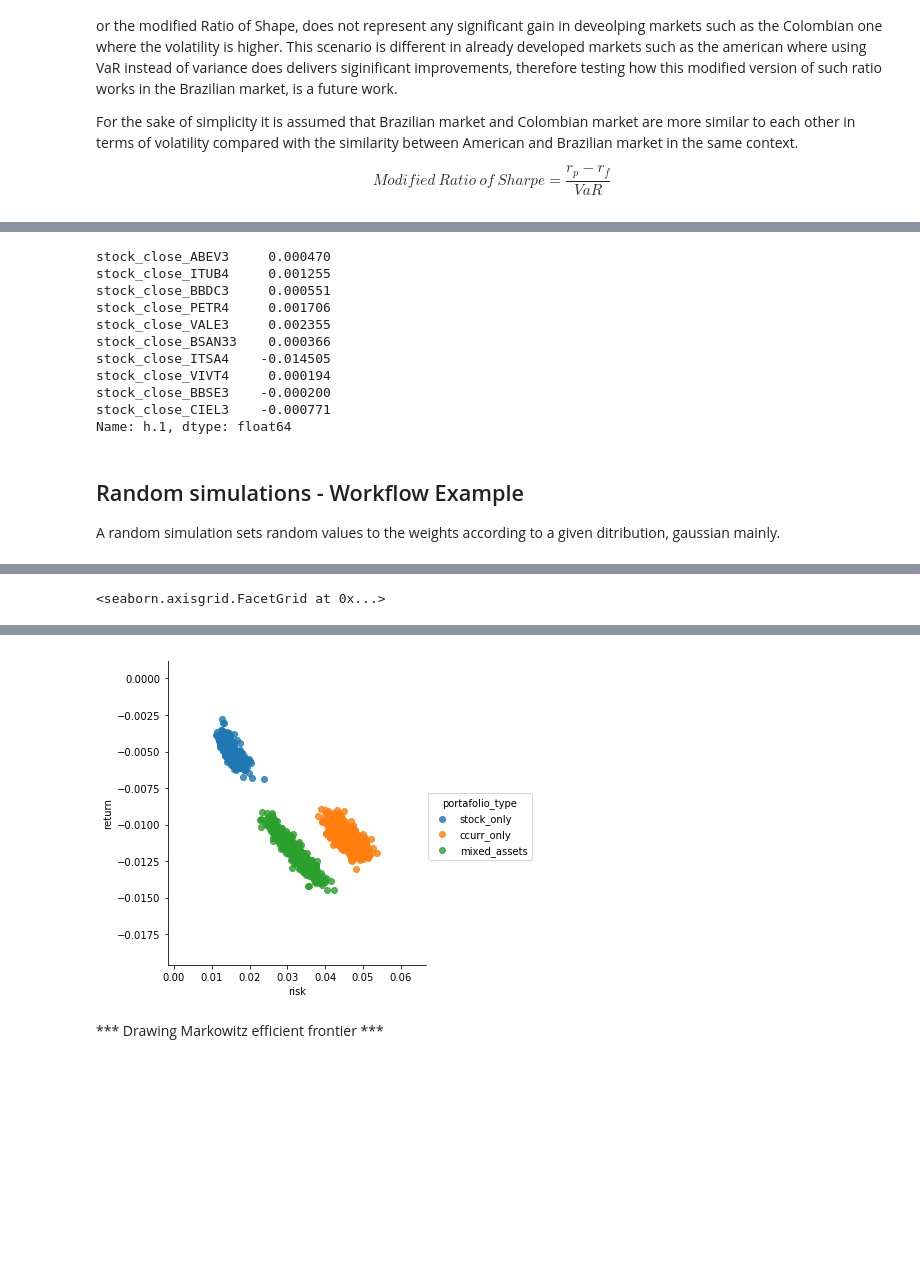
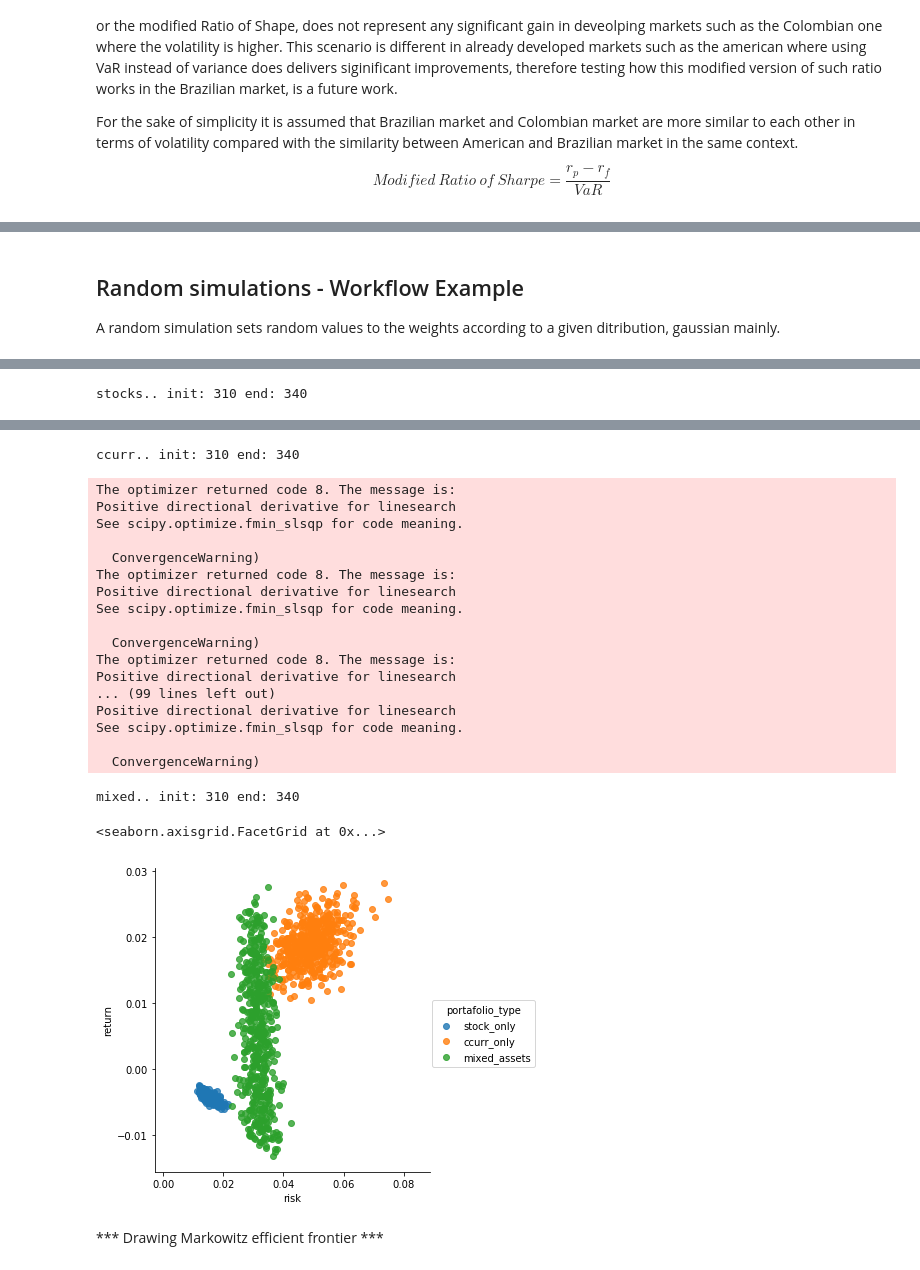
Before and after one commit to pablocs1288/markowitz_the_wizard, a Jupyter notebook: Implementation.ipynb, the cells around one changed output, grey strips where cells are left out. Drawn from its saved outputs; the diff is of its cells as text; code cells hidden in the pictures; blank space fills up the shorter version.

```diff
--- a/Implementation.ipynb
+++ b/Implementation.ipynb
@@ -547,17 +571,3 @@ $$ R_t = {e^{r_t}} - 1 $$
-# %%
-test_returned.apply(lambda col: (np.exp(col) - 1)).iloc[-1]
-# %% [output]
-stock_close_ABEV3     0.000470
-stock_close_ITUB4     0.001255
-stock_close_BBDC3     0.000551
-stock_close_PETR4     0.001706
-stock_close_VALE3     0.002355
-stock_close_BSAN33    0.000366
-stock_close_ITSA4    -0.014505
-stock_close_VIVT4     0.000194
-stock_close_BBSE3    -0.000200
-stock_close_CIEL3    -0.000771
-Name: h.1, dtype: float64
 # %% [markdown]
 ## Random simulations - Workflow Example
 
@@ -569,12 +579,12 @@ def get_train_test_data(pd_dataframe, train_data_size):
     return pd_dataframe[0:df_size*train_data_size], pd_dataframe[df_size*train_data_size, df_size]
 
 # Objective function using means for calculating returns
-def random_simulations(input_df, num_simulations = 100):
+def random_simulations(return_df, return_rate_df, num_simulations = 100):
     simulations = []
-    returns_mean = input_df.mean() # Optimizes the process by calculating this just once
-    returns_cov = input_df.cov() # Optimizes the process by calculating this just once
+    returns_mean = return_df.mean() # Optimizes the process by calculating this just once
+    returns_cov = return_df.cov() # Optimizes the process by calculating this just once
     for i in range(num_simulations):
-        num_assets = len(input_df.columns)
+        num_assets = len(return_df.columns)
         w = np.random.uniform(0,1,num_assets)
         if sum(w) == 0:
             w = w+(1e-2)
@@ -585,18 +595,18 @@ def random_simulations(input_df, num_simulations = 100):
                       'return' : returns_portafolio,
                       'risk' : std_portafolio,
                       'weights' : w,
-                      'assets' : list(input_df.mean().index)}
+                      'assets' : list(return_df.mean().index)}
         simulations.append(simulation)
     return simulations
 
 # Objective function using GARCH for calculating returns
-def random_simulations_using_garch(input_df, num_simulations = 100):
+def random_simulations_using_garch(return_df, return_rate_df, num_simulations = 100):
     simulations = []
-    returns_predict = input_df.apply(lambda col: fit_garch(col)['results'].forecast().mean.iloc[-1]) # Optimizes the process by calculating this just once
+    returns_predict = return_rate_df.apply(lambda col: fit_garch(col)['results'].forecast().mean.iloc[-1]) # Optimizes the process by calculating this just once
     returns_predict = returns_predict.apply(lambda col: (np.exp(col) - 1)).iloc[-1]
-    returns_cov = input_df.cov() # Optimizes the process by calculating this just once
+    returns_cov = return_df.cov() # Optimizes the process by calculating this just once
     for i in range(num_simulations):
-        num_assets = len(input_df.columns)
+        num_assets = len(return_df.columns)
         w = np.random.uniform(0,1,num_assets)
         if sum(w) == 0:
             w = w+(1e-2)
@@ -607,29 +617,35 @@ def random_simulations_using_garch(input_df, num_simulations = 100):
                       'return' : returns_portafolio,
                       'risk' : std_portafolio,
                       'weights' : w,
-                      'assets' : list(input_df.mean().index)}
+                      'assets' : list(return_df.mean().index)}
         simulations.append(simulation)
     return simulations
 
 # Simulate portfolios method
 def simulate_portafolios(function, lag = 0, window_time = 60, n = 1000):
+
+    tail = len(percent_returns_pd.index)
+
     # Stocks only portafolio
-    tail = len(percent_stocks_returns.index)
-    map_test = function(percent_stocks_returns[tail - (lag + window_time): tail - lag], n)
+    map_test = function(percent_stocks_returns[tail - (lag + window_time): tail - lag],
+                        stock_return_rates[tail - (lag + window_time): tail - lag],
+                        n)
     print('stocks.. init: '+str(tail - lag - window_time) + ' end: '+str(tail - lag))
     simulations_stock_df = pd.DataFrame(map_test)
     simulations_stock_df['portafolio_type'] = ['stock_only' for i in simulations_stock_df.index]
 
     # Criptocurrencies only portafolio
-    tail = len(percent_cripto_returns.index)
-    map_test = function(percent_cripto_returns[tail - (lag + window_time): tail - lag], n)
+    map_test = function(percent_cripto_returns[tail - (lag + window_time): tail - lag],
+                        ccurr_return_rates[tail - (lag + window_time): tail - lag],
+                        n)
     print('ccurr.. init: '+str(tail - lag - window_time) + ' end: '+str(tail - lag))
     simulations_ccur_df = pd.DataFrame(map_test)
     simulations_ccur_df['portafolio_type'] = ['ccurr_only' for i in simulations_ccur_df.index]
 
     # Total portafolio
-    tail = len(percent_returns_pd.index)
-    map_test = function(percent_returns_pd[tail - (lag + window_time): tail - lag], n)
+    map_test = function(percent_returns_pd[tail - (lag + window_time): tail - lag],
+                        return_rates_pd[tail - (lag + window_time): tail - lag],
+                        n)
     print('mixed.. init: '+str(tail - lag - window_time) + ' end: '+str(tail - lag))
     simulations_df = pd.DataFrame(map_test)
     simulations_df['portafolio_type'] = ['mixed_assets' for i in simulations_df.index]
@@ -640,10 +656,10 @@ def simulate_portafolios(function, lag = 0, window_time = 60, n = 1000):
 lag, window_time = 0, 30
 
 # With mean
-simulations_stock_df, simulations_ccur_df, simulations_df = simulate_portafolios(random_simulations, lag, window_time,500)
+#simulations_stock_df, simulations_ccur_df, simulations_df = simulate_portafolios(random_simulations, lag, window_time,500)
 
 # With Garch
-#simulations_stock_df, simulations_ccur_df, simulations_df = simulate_portafolios_with_garch(random_simulations_using_garch, lag, window_time,500)
+simulations_stock_df, simulations_ccur_df, simulations_df = simulate_portafolios(random_simulations_using_garch, lag, window_time,500)
 
 simulation_frames = [simulations_stock_df, simulations_ccur_df, simulations_df]
 simulations_concatenated = pd.concat(simulation_frames)
@@ -656 +686 @@ mixed.. init: 310 end: 340
-<seaborn.axisgrid.FacetGrid at 0x...>
+stocks.. init: 310 end: 340
@@ -657,4 +704,24 @@ mixed.. init: 310 end: 340
+ccurr.. init: 310 end: 340
+The optimizer returned code 8. The message is:
+Positive directional derivative for linesearch
+See scipy.optimize.fmin_slsqp for code meaning.
+
+  ConvergenceWarning)
+The optimizer returned code 8. The message is:
+Positive directional derivative for linesearch
+See scipy.optimize.fmin_slsqp for code meaning.
+
+  ConvergenceWarning)
+The optimizer returned code 8. The message is:
+Positive directional derivative for linesearch
+... (99 lines left out)
+Positive directional derivative for linesearch
+See scipy.optimize.fmin_slsqp for code meaning.
+
+  ConvergenceWarning)
+mixed.. init: 310 end: 340
+<seaborn.axisgrid.FacetGrid at 0x...>
-[figure, old version]
+[figure, new version]
 # %% [markdown]
 *** Drawing Markowitz efficient frontier ***
 # %%
```
Also changed, not shown: parts of 33 cells of this notebook.
